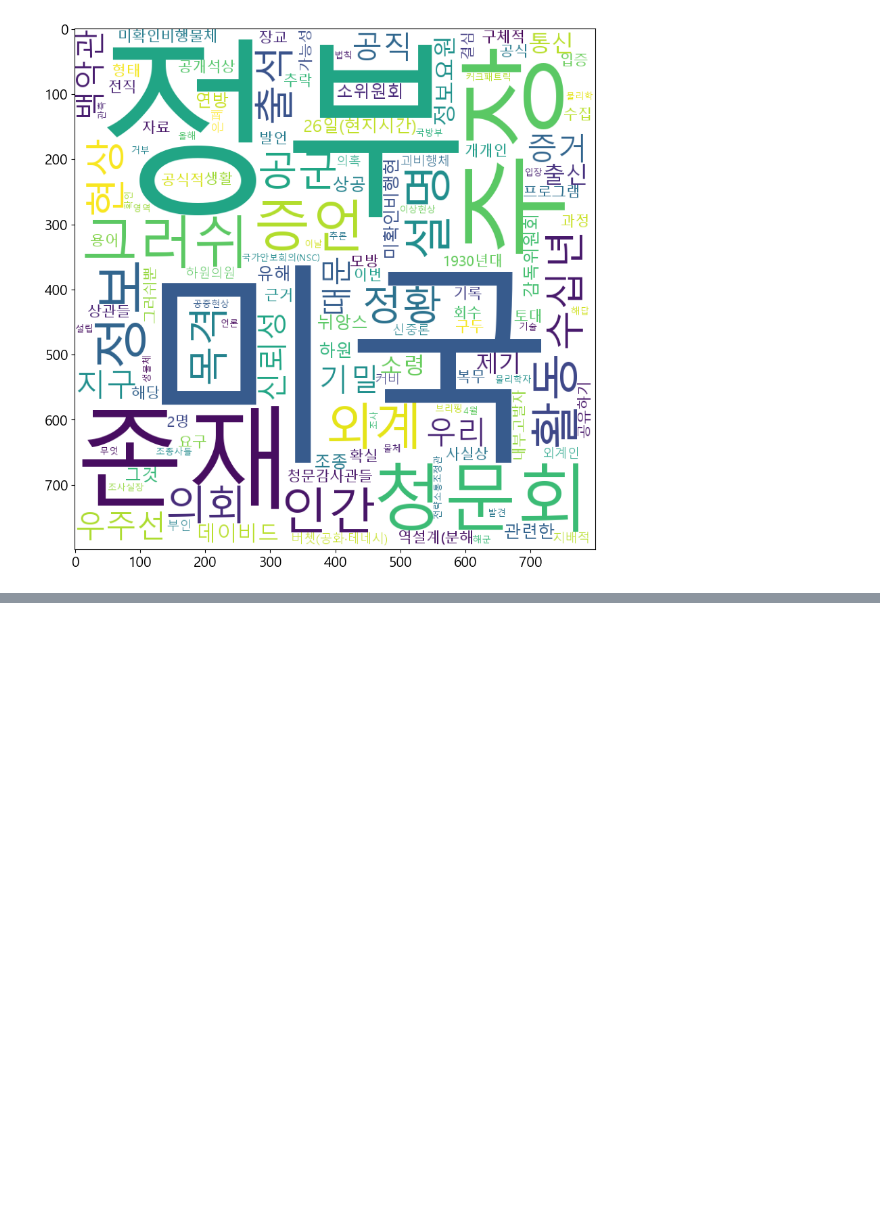
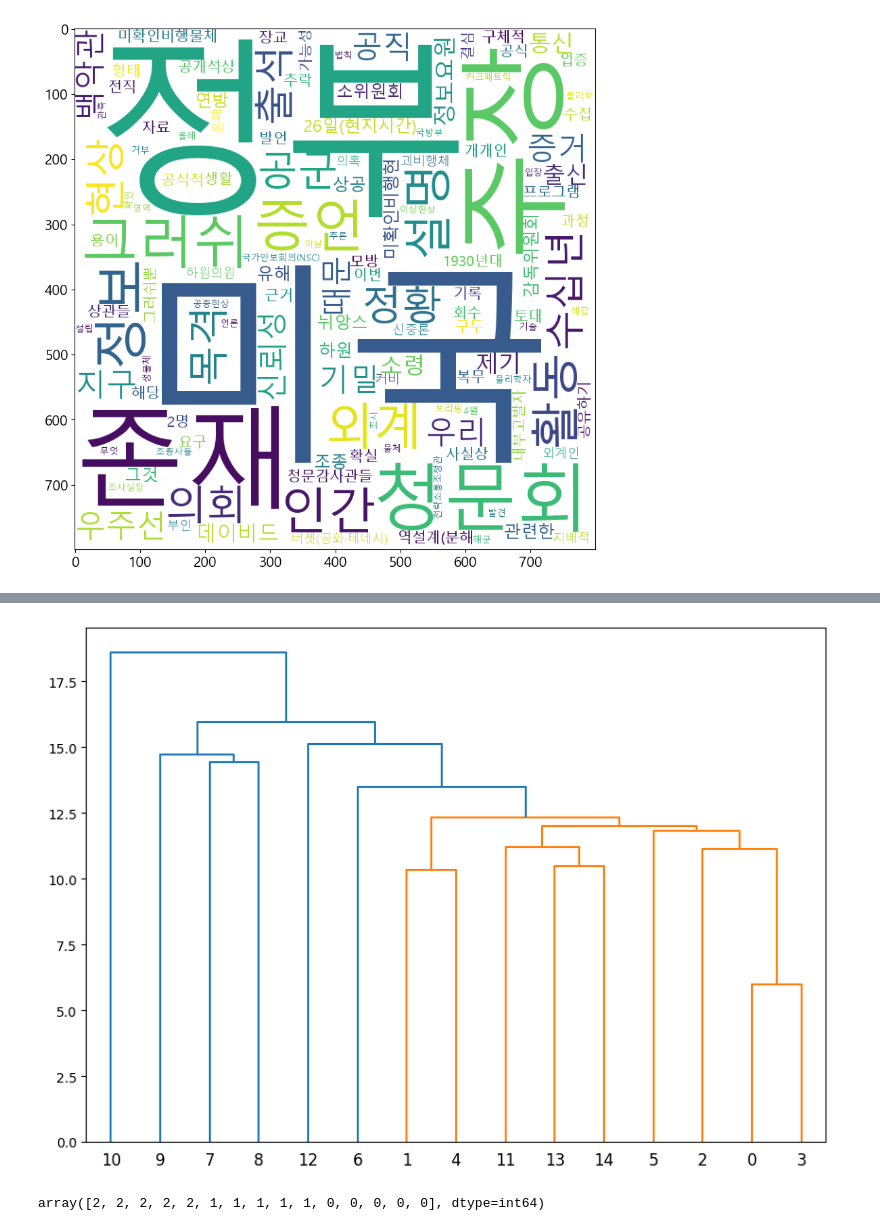
Before and after one commit to manki8908/Class_TJ_c22, a Jupyter notebook: python-텍스트마이닝.ipynb, the cells around one changed output, grey strips where cells are left out. Cells and saved outputs as stored; diff of their text form; code cells hidden in the pictures; blank space fills up the shorter version.

```diff
--- a/python-텍스트마이닝.ipynb
+++ b/python-텍스트마이닝.ipynb
@@ -1133,0 +2910,6 @@ plt.show()
+# %%
+import pandas as pd
+
+df = pd.read_csv('./DATA/군집분석데이터.csv',encoding="ms949")
+
+df.head()
@@ -1133,0 +2937,16 @@ plt.show()
+# %%
+#단어에 공백을 추가
+
+for i in range(len(docs)):
+
+    docs[i] = ' '.join(docs[i])
+
+#print(docs[:2])
+# %%
+vec = CountVectorizer()
+
+X = vec.fit_transform(docs)
+
+df2 = pd.DataFrame(X.toarray(), columns=vec.get_feature_names_out())
+
+df2.head()
@@ -1133,0 +2961,29 @@ plt.show()
+# %%
+from sklearn.cluster import AgglomerativeClustering
+import scipy.cluster.hierarchy as shc
+
+import matplotlib.pyplot as plt
+
+#계층적 클러스터링 : 하나의 데이터 샘플을 하나의 클러스터로 보고 가장 유사도가 높은 클러스터를 합치면서 클러스터 갯수를 줄여가는 방법
+
+#클러스터수를 3으로 설정
+
+cluster = AgglomerativeClustering(n_clusters=3)
+
+cluster.fit_predict(df2)
+
+#덴드로그램 출력, 트리를 나타내는 다이어그램
+
+plt.figure(figsize=(10, 7))
+
+result=shc.linkage(df2)
+
+shc.dendrogram(result)
+
+plt.show()
+# %% [output]
+[figure, added]
+# %%
+cluster.labels_
+# %% [output]
+array([2, 2, 2, 2, 2, 1, 1, 1, 1, 1, 0, 0, 0, 0, 0], dtype=int64)
```
Also changed, not shown: parts of 145 cells of this notebook.
